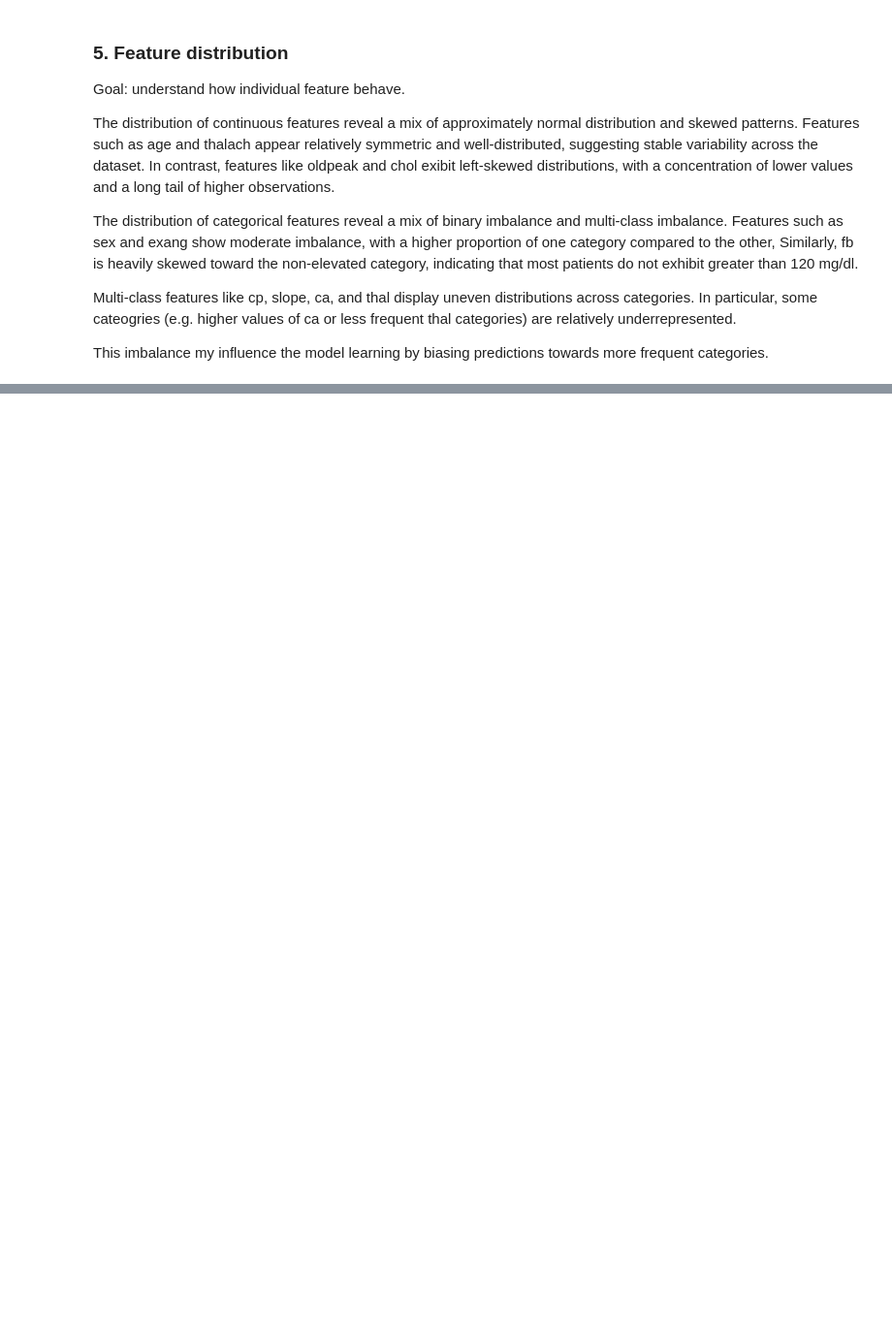
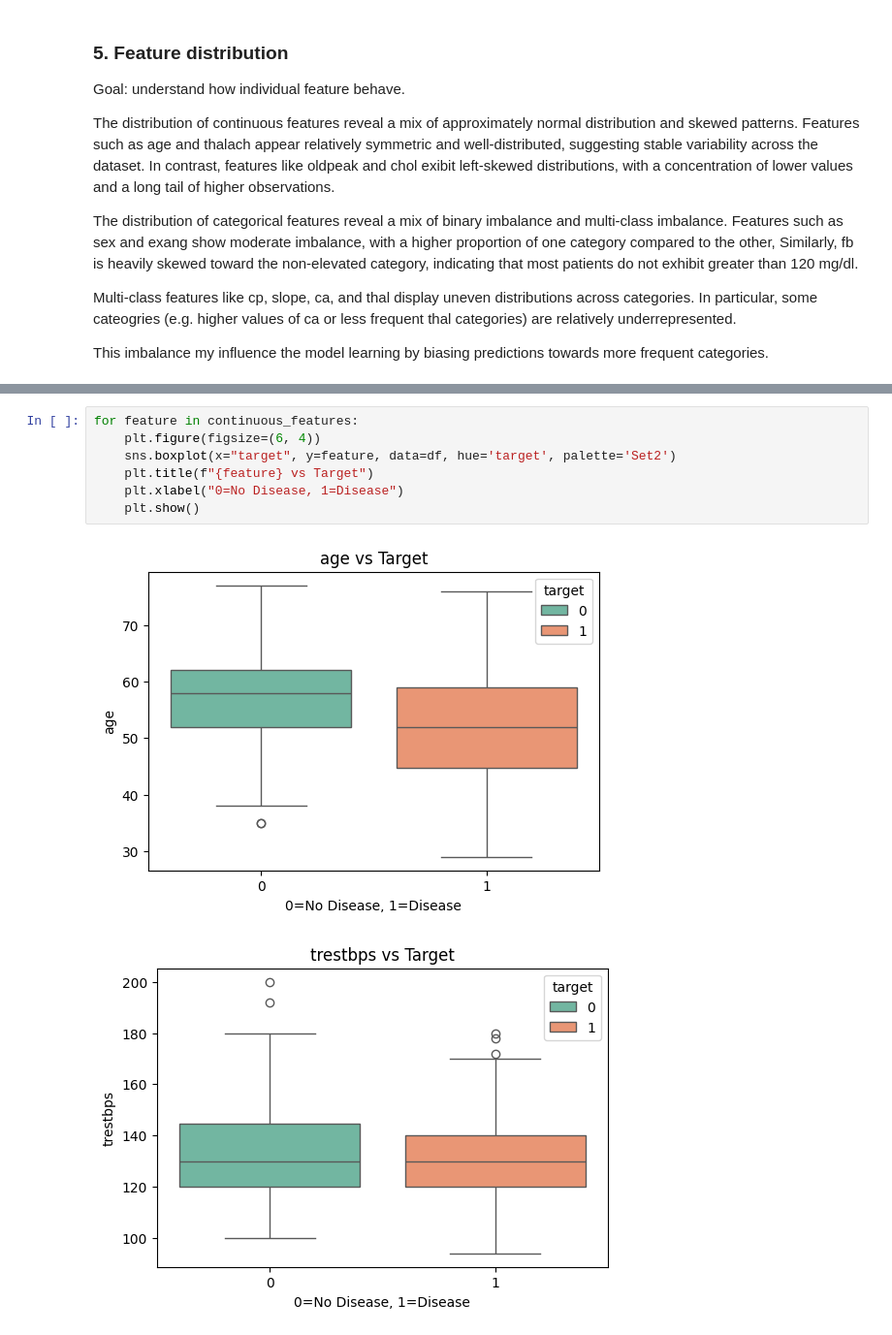
Before and after one commit to miluskapajuelo/Heart-disease-prediction-end-to-end-ML-Pipeline, a Jupyter notebook: notebooks/01_eda.ipynb, the cells around one changed output, grey strips where cells are left out. Shown at 97% size. Cells and saved outputs as stored; diff of their text form; blank space fills up the shorter version.

```diff
--- a/notebooks/01_eda.ipynb
+++ b/notebooks/01_eda.ipynb
@@ -202,0 +240,10 @@ Goal: see how each features relates to the target.
+# %%
+for feature in continuous_features:
+    plt.figure(figsize=(6, 4))
+    sns.boxplot(x="target", y=feature, data=df, hue='target', palette='Set2')
+    plt.title(f"{feature} vs Target")
+    plt.xlabel("0=No Disease, 1=Disease")
+    plt.show()
+# %% [output]
+[figure, added]
+[figure, added]
```
Also changed, not shown: parts of 12 cells of this notebook.
